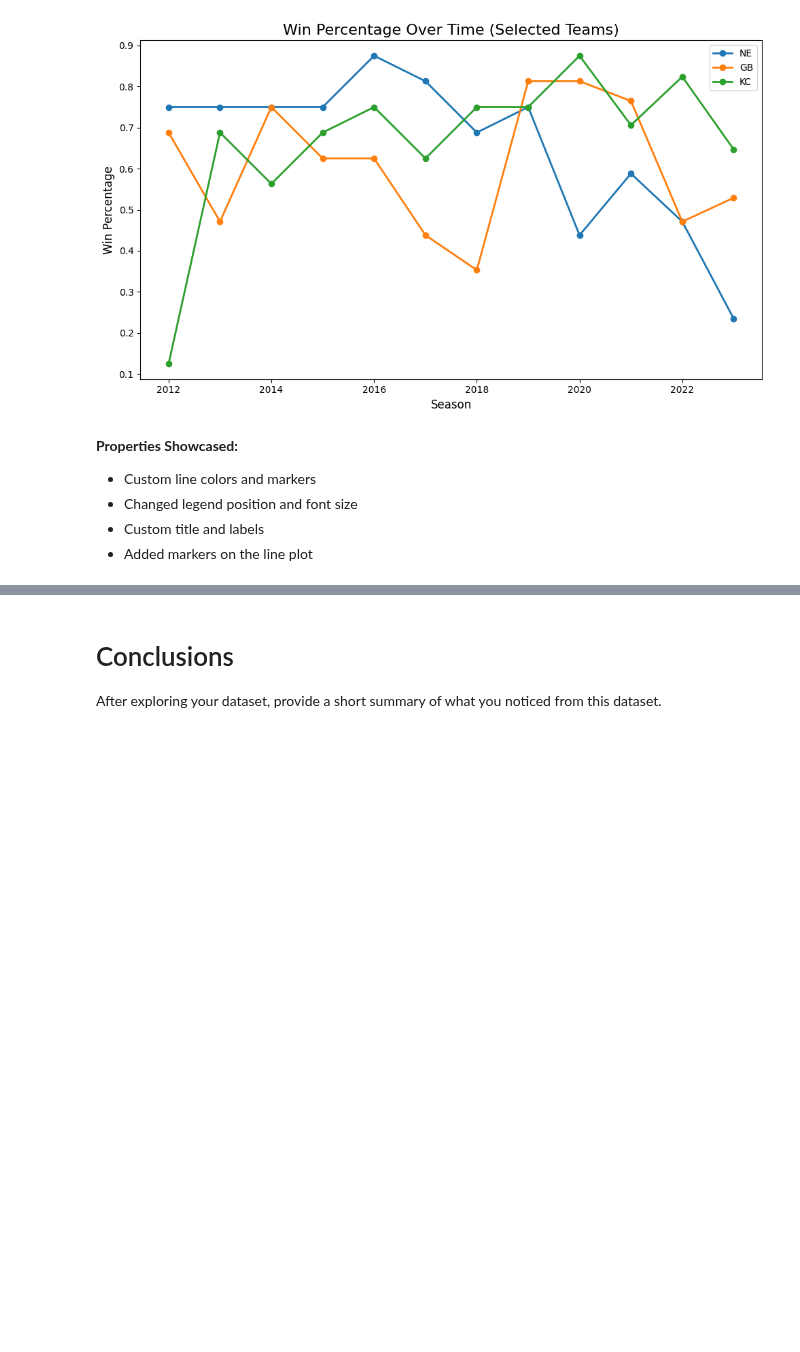
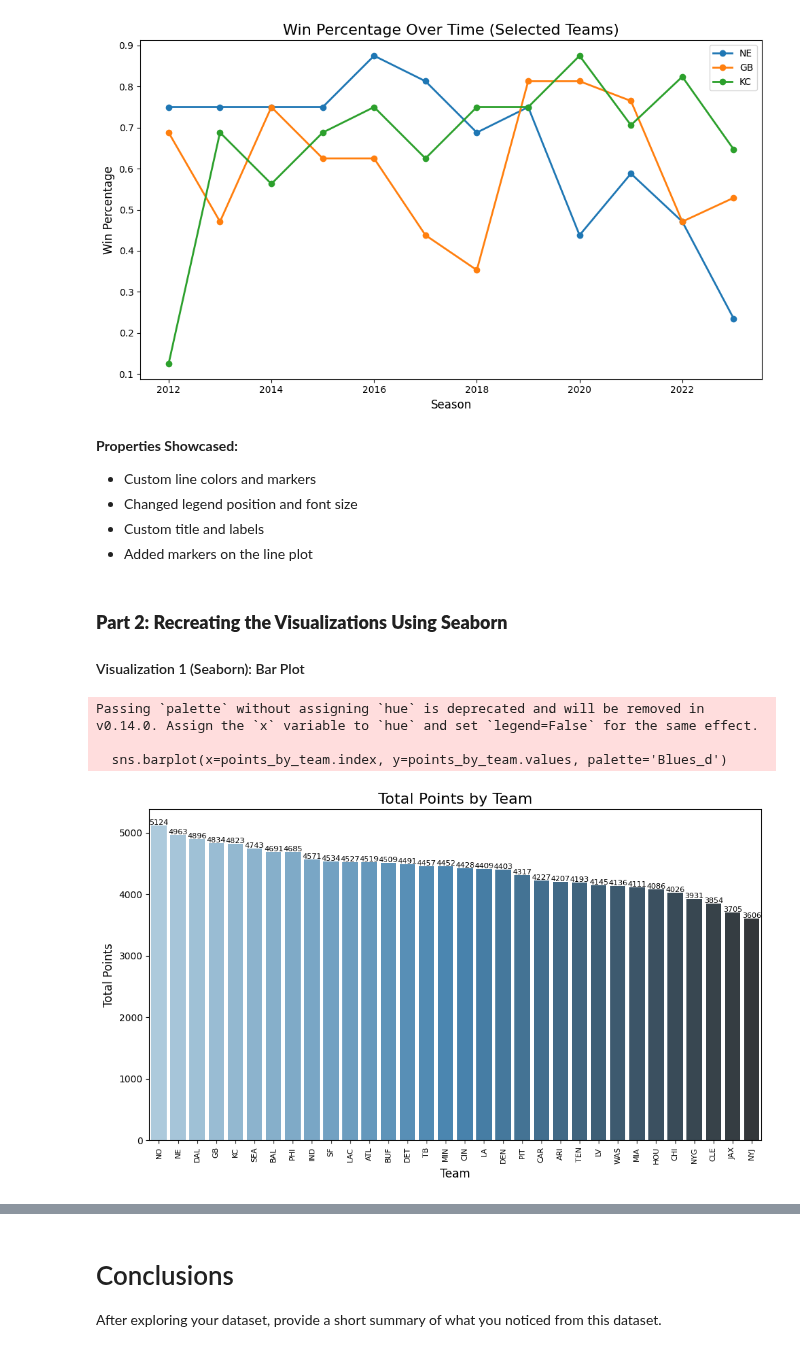
Before and after one commit to kai-ion/Data-602, a Jupyter notebook: Assignment 8/08_assignment.ipynb, the cells around one changed output, grey strips where cells are left out. Saved outputs shown, nothing was run; the diff lists cells and outputs as text; code cells hidden in the pictures; blank space fills up the shorter version.

Commit message:
assignment 8

```diff
--- a/Assignment 8/08_assignment.ipynb
+++ b/Assignment 8/08_assignment.ipynb
@@ -387,3 +387,32 @@ plt.show()
 - Changed legend position and font size
 - Custom title and labels
 - Added markers on the line plot
+# %% [markdown]
+### **Part 2: Recreating the Visualizations Using Seaborn**
+
+#### Visualization 1 (Seaborn): Bar Plot
+# %%
+import seaborn as sns
+
+# Step 1: Create a seaborn bar plot
+plt.figure(figsize=(10, 6))
+sns.barplot(x=points_by_team.index, y=points_by_team.values, palette='Blues_d')
+
+# Step 2: Customize the plot
+plt.title('Total Points by Team', fontsize=16)
+plt.xlabel('Team', fontsize=12)
+plt.ylabel('Total Points', fontsize=12)
+plt.xticks(rotation=90, fontsize=8)
+
+# Add annotations (text on top of bars)
+for i, v in enumerate(points_by_team.values):
+    plt.text(i, v + 10, str(v), ha='center', fontsize=8)
+
+# Show the plot
+plt.tight_layout()
+plt.show()
+# %% [output]
+Passing `palette` without assigning `hue` is deprecated and will be removed in v0.14.0. Assign the `x` variable to `hue` and set `legend=False` for the same effect.
+
+  sns.barplot(x=points_by_team.index, y=points_by_team.values, palette='Blues_d')
+[figure, added]
```
Also changed, not shown: parts of 3 cells of this notebook.
